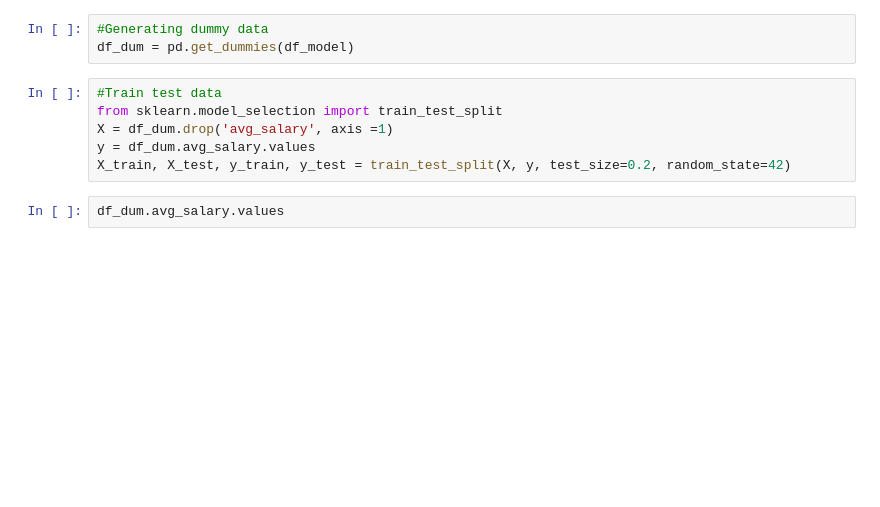
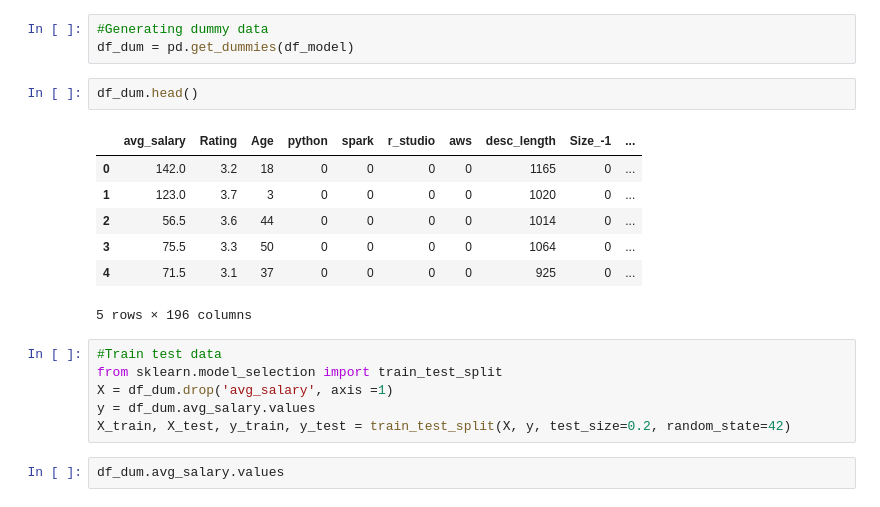
Before and after one commit to Amit32624/ds_salary_proj, a Jupyter notebook: model_building.ipynb, the cells around one changed output. Drawn from its saved outputs; the diff is of its cells as text; blank space fills up the shorter version.

```diff
--- a/model_building.ipynb
+++ b/model_building.ipynb
@@ -27,6 +47,16 @@ df_model.head()
 # %%
 #Generating dummy data
 df_dum = pd.get_dummies(df_model)
+# %%
+df_dum.head()
+# %% [output]
+|  | avg_salary | Rating | Age | python | spark | r_studio | aws | desc_length | Size_-1 | ... |
+| 0 | 142.0 | 3.2 | 18 | 0 | 0 | 0 | 0 | 1165 | 0 | ... |
+| 1 | 123.0 | 3.7 | 3 | 0 | 0 | 0 | 0 | 1020 | 0 | ... |
+| 2 | 56.5 | 3.6 | 44 | 0 | 0 | 0 | 0 | 1014 | 0 | ... |
+| 3 | 75.5 | 3.3 | 50 | 0 | 0 | 0 | 0 | 1064 | 0 | ... |
+| 4 | 71.5 | 3.1 | 37 | 0 | 0 | 0 | 0 | 925 | 0 | ... |
+5 rows × 196 columns
 # %%
 #Train test data
 from sklearn.model_selection import train_test_split
```
Also changed, not shown: parts of 14 cells of this notebook, 6 other files.
